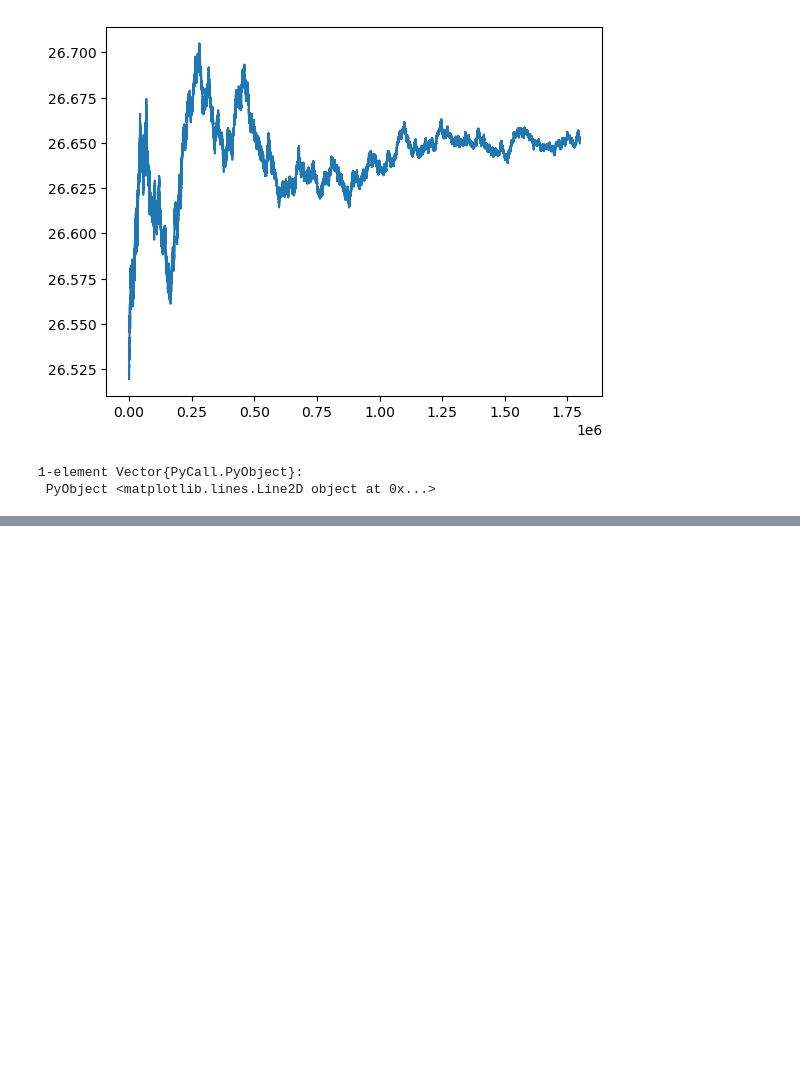
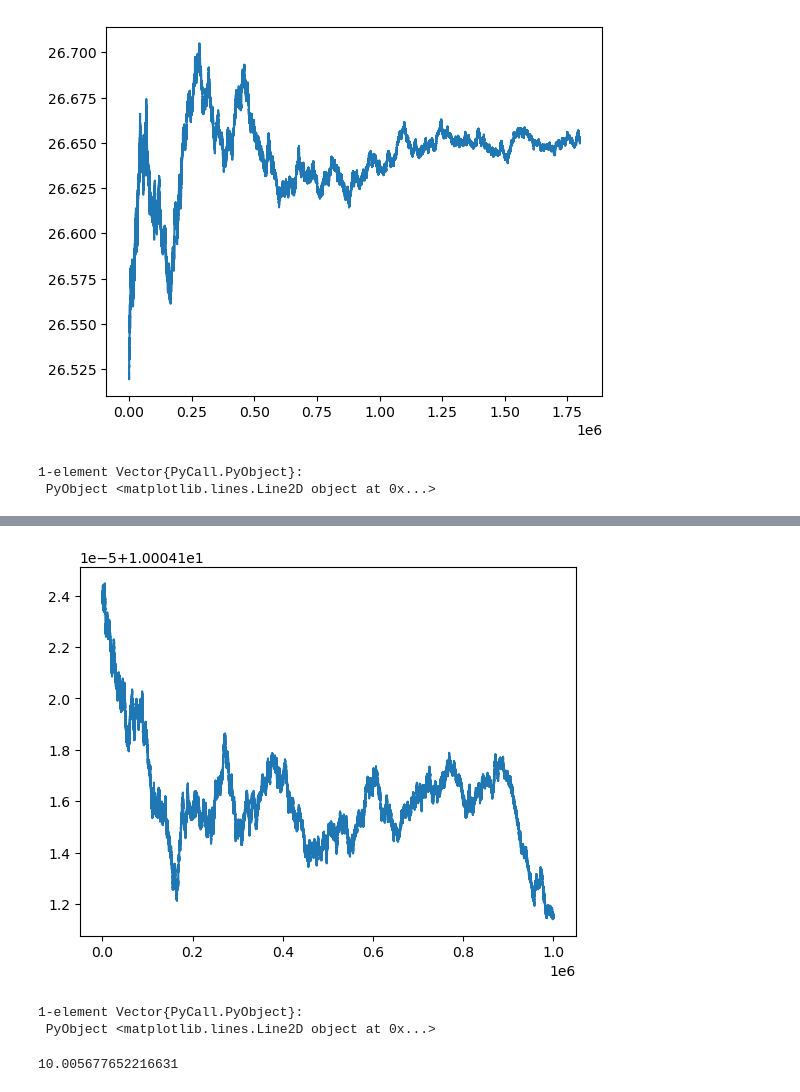
Before and after one commit to fairleyl/PhD-Code, a Jupyter notebook: AVI-Suite-SMART.ipynb, the cells around one changed output, grey strips where cells are left out. Saved outputs shown, nothing was run; the diff lists cells and outputs as text; code cells hidden in the pictures; blank space fills up the shorter version.

```diff
--- a/AVI-Suite-SMART.ipynb
+++ b/AVI-Suite-SMART.ipynb
@@ -4871,0 +4921,4 @@ PyPlot.plot(gsSmart[2][200000:evalNMax])
+# %%
+evalNMax = 2000000
+gs = gEvaluationTab(N,alpha_d, alpha_r, beta, tau, c0, c1, r, evalNMax, resultTab[1], resultTab[2]; printProgress = true, modCounter = 100000)
+gs[1]
@@ -4871,0 +4944,10 @@ PyPlot.plot(gsSmart[2][200000:evalNMax])
+# %%
+PyPlot.plot(gs[2][1000000:evalNMax])
+# %% [output]
+[figure, added]
+1-element Vector{PyCall.PyObject}:
+ PyObject <matplotlib.lines.Line2D object at 0x...>
+# %%
+gs[2][100]
+# %% [output]
+10.005677652216631
```
Also changed, not shown: parts of 6 cells of this notebook.
